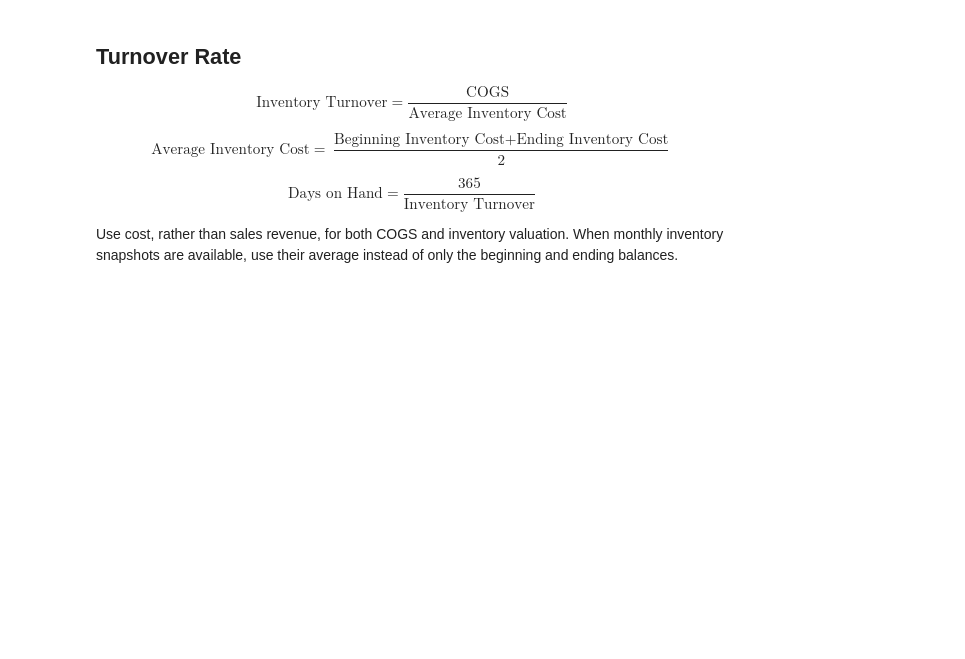
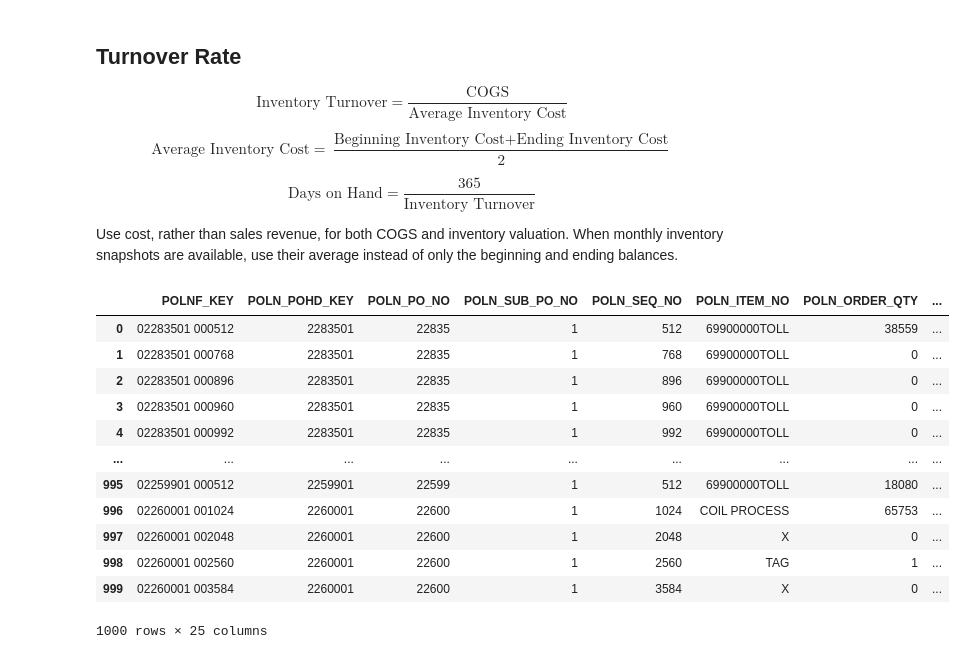
Before and after one commit to pedrokawa19/Senior_Design_7, a Jupyter notebook: code/python/sandbox.ipynb, the cells around one changed output. Saved outputs shown, nothing was run; the diff lists cells and outputs as text; code cells hidden in the pictures; blank space fills up the shorter version.

```diff
--- a/code/python/sandbox.ipynb
+++ b/code/python/sandbox.ipynb
@@ -276,3 +276,21 @@ $$\text{Average Inventory Cost} = \frac{\text{Beginning Inventory Cost} + \text{
 $$\text{Days on Hand} = \frac{365}{\text{Inventory Turnover}}$$
 
 Use cost, rather than sales revenue, for both COGS and inventory valuation. When monthly inventory snapshots are available, use their average instead of only the beginning and ending balances.
+# %%
+query = "select * from po_history_lines_clean order by POLN_DELIV_DATE desc limit 1000"
+
+run(query)
+# %% [output]
+|  | POLNF_KEY | POLN_POHD_KEY | POLN_PO_NO | POLN_SUB_PO_NO | POLN_SEQ_NO | POLN_ITEM_NO | POLN_ORDER_QTY | ... |
+| 0 | 02283501 000512 | 2283501 | 22835 | 1 | 512 | 69900000TOLL | 38559 | ... |
+| 1 | 02283501 000768 | 2283501 | 22835 | 1 | 768 | 69900000TOLL | 0 | ... |
+| 2 | 02283501 000896 | 2283501 | 22835 | 1 | 896 | 69900000TOLL | 0 | ... |
+| 3 | 02283501 000960 | 2283501 | 22835 | 1 | 960 | 69900000TOLL | 0 | ... |
+| 4 | 02283501 000992 | 2283501 | 22835 | 1 | 992 | 69900000TOLL | 0 | ... |
+| ... | ... | ... | ... | ... | ... | ... | ... | ... |
+| 995 | 02259901 000512 | 2259901 | 22599 | 1 | 512 | 69900000TOLL | 18080 | ... |
+| 996 | 02260001 001024 | 2260001 | 22600 | 1 | 1024 | COIL PROCESS | 65753 | ... |
+| 997 | 02260001 002048 | 2260001 | 22600 | 1 | 2048 | X | 0 | ... |
+| 998 | 02260001 002560 | 2260001 | 22600 | 1 | 2560 | TAG | 1 | ... |
+| 999 | 02260001 003584 | 2260001 | 22600 | 1 | 3584 | X | 0 | ... |
+1000 rows × 25 columns
```
Also changed, not shown: parts of 1 cell of this notebook.
